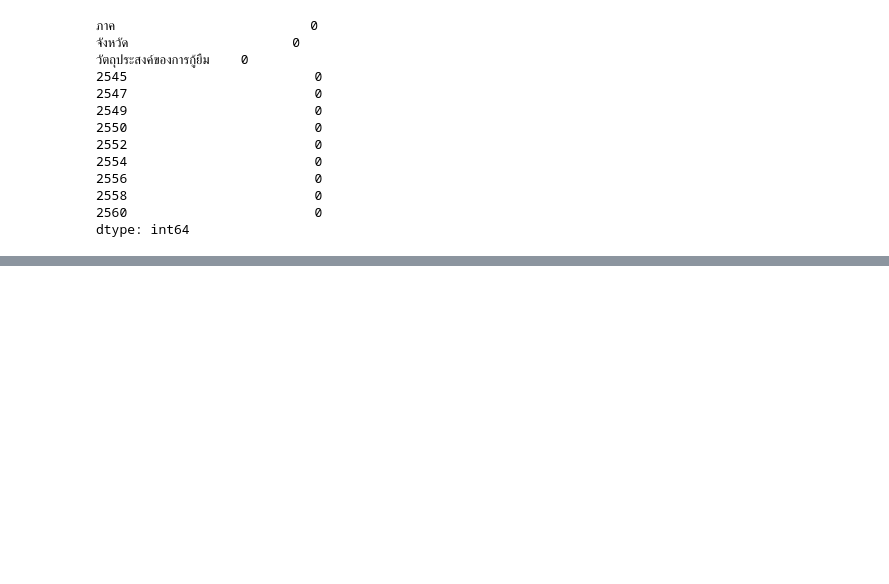
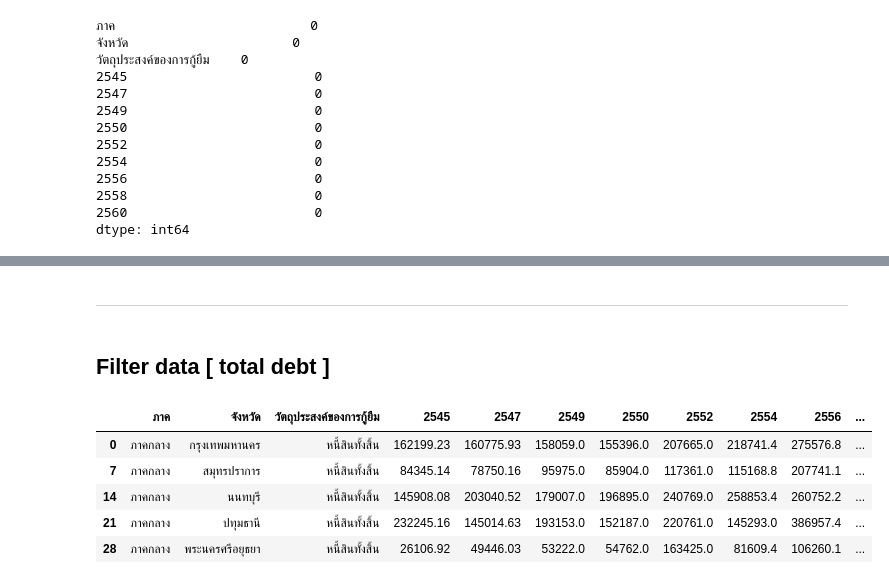
Before and after one commit to wsirigate/FDS_Project, a Jupyter notebook: improve version.ipynb, the cells around one changed output, grey strips where cells are left out. Drawn from its saved outputs; the diff is of its cells as text; code cells hidden in the pictures; blank space fills up the shorter version.

```diff
--- a/improve version.ipynb
+++ b/improve version.ipynb
@@ -75,0 +84,15 @@ df.sample(10)
+# %% [markdown]
+----------
+# %% [markdown]
+## Filter data [ total debt ]
+# %%
+total_debt = df[df['วัตถุประสงค์ของการกู้ยืม'] == 'หนี้สินทั้งสิ้น']
+# %%
+total_debt.head()
+# %% [output]
+|  | ภาค | จังหวัด | วัตถุประสงค์ของการกู้ยืม | 2545 | 2547 | 2549 | 2550 | 2552 | 2554 | 2556 | ... |
+| 0 | ภาคกลาง | กรุงเทพมหานคร | หนี้สินทั้งสิ้น | 162199.23 | 160775.93 | 158059.0 | 155396.0 | 207665.0 | 218741.4 | 275576.8 | ... |
+| 7 | ภาคกลาง | สมุทรปราการ | หนี้สินทั้งสิ้น | 84345.14 | 78750.16 | 95975.0 | 85904.0 | 117361.0 | 115168.8 | 207741.1 | ... |
+| 14 | ภาคกลาง | นนทบุรี | หนี้สินทั้งสิ้น | 145908.08 | 203040.52 | 179007.0 | 196895.0 | 240769.0 | 258853.4 | 260752.2 | ... |
+| 21 | ภาคกลาง | ปทุมธานี | หนี้สินทั้งสิ้น | 232245.16 | 145014.63 | 193153.0 | 152187.0 | 220761.0 | 145293.0 | 386957.4 | ... |
+| 28 | ภาคกลาง | พระนครศรีอยุธยา | หนี้สินทั้งสิ้น | 26106.92 | 49446.03 | 53222.0 | 54762.0 | 163425.0 | 81609.4 | 106260.1 | ... |
```
Also changed, not shown: parts of 21 cells of this notebook, 2 other files.
